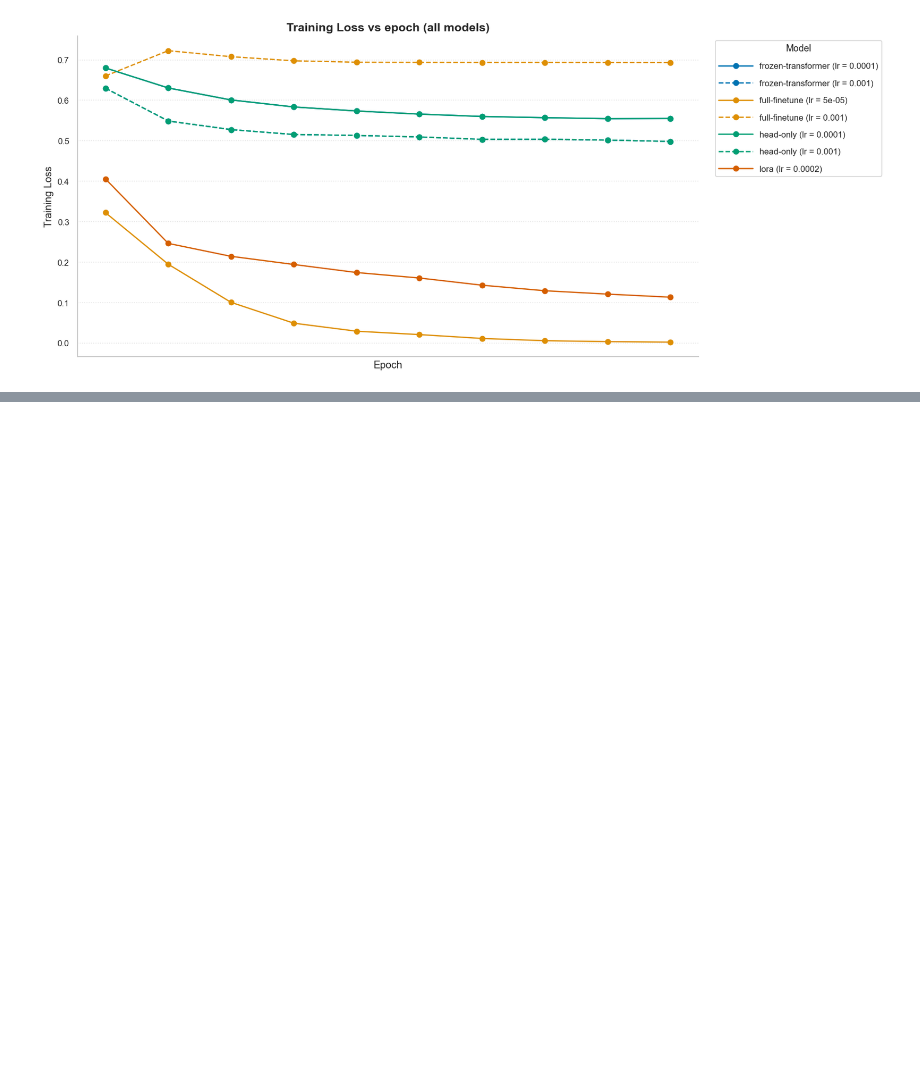
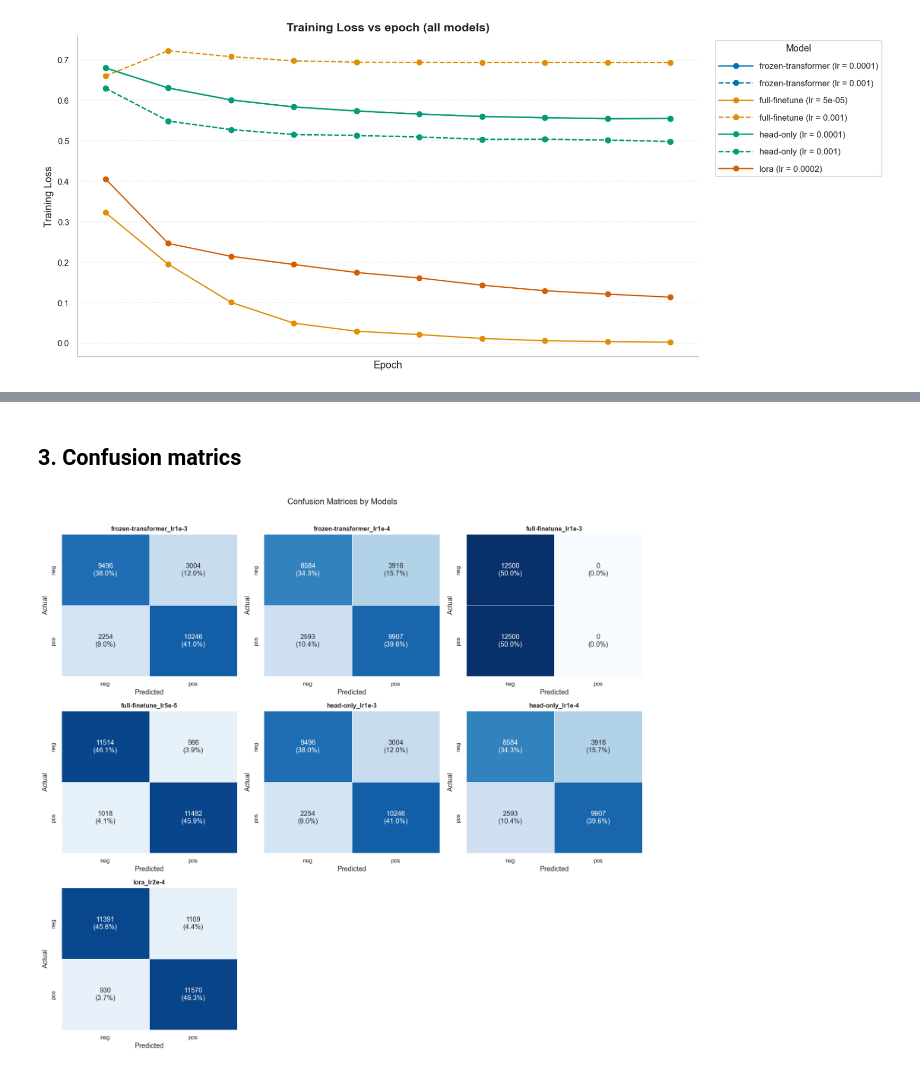
Before and after one commit to joshiji789/bert-imdb-sentiment, a Jupyter notebook: notebooks/02_compare_results.ipynb, the cells around one changed output, grey strips where cells are left out. Cells and saved outputs as stored; diff of their text form; code cells hidden in the pictures; blank space fills up the shorter version.

```diff
--- a/notebooks/02_compare_results.ipynb
+++ b/notebooks/02_compare_results.ipynb
@@ -107,0 +179,39 @@ plt.show()
+# %% [markdown]
+## 3. Confusion matrics
+# %%
+run_names = list(runs.keys())
+n_runs = len(run_names)
+n_cols = 3
+n_rows = int(np.ceil(n_runs/n_cols))
+
+vmax = max(np.array(run["confusion_matrix"]).max() for run in runs.values())
+
+fig, axes = plt.subplots(n_rows, n_cols, figsize = (5*n_cols, 4.5*n_rows))
+axes = np.array(axes).reshape(-1)
+
+for ax, run_name in zip(axes, run_names):
+    cm = np.array(runs[run_name]["confusion_matrix"])
+    cm_pct = cm/cm.sum()*100
+    labels = np.array([
+        f"{count}\n({pct:.1f}%)" for count, pct in zip(cm.flatten(), cm_pct.flatten())
+    ]).reshape(cm.shape)
+
+    sns.heatmap(
+        cm, annot = labels, fmt= "", cmap = "Blues", cbar = False,
+        vmin = 0, vmax = vmax,
+        xticklabels = ["neg", "pos"], yticklabels=["neg", "pos"],
+        linewidths=0.5, linecolor = "white", ax= ax
+    )
+    ax.set_title(run_name, fontsize = 11)
+    ax.set_xlabel("Predicted")
+    ax.set_ylabel("Actual")
+
+for ax in axes[n_runs:]:
+    ax.axis("off")
+
+fig.suptitle("Confusion Matrices by Models", y=1.01)
+fig.tight_layout()
+save_fig(fig, "confusion_matrices")
+plt.show()
+# %% [output]
+[figure, added]
```
Also changed, not shown: parts of 2 cells of this notebook, 3 other files.
